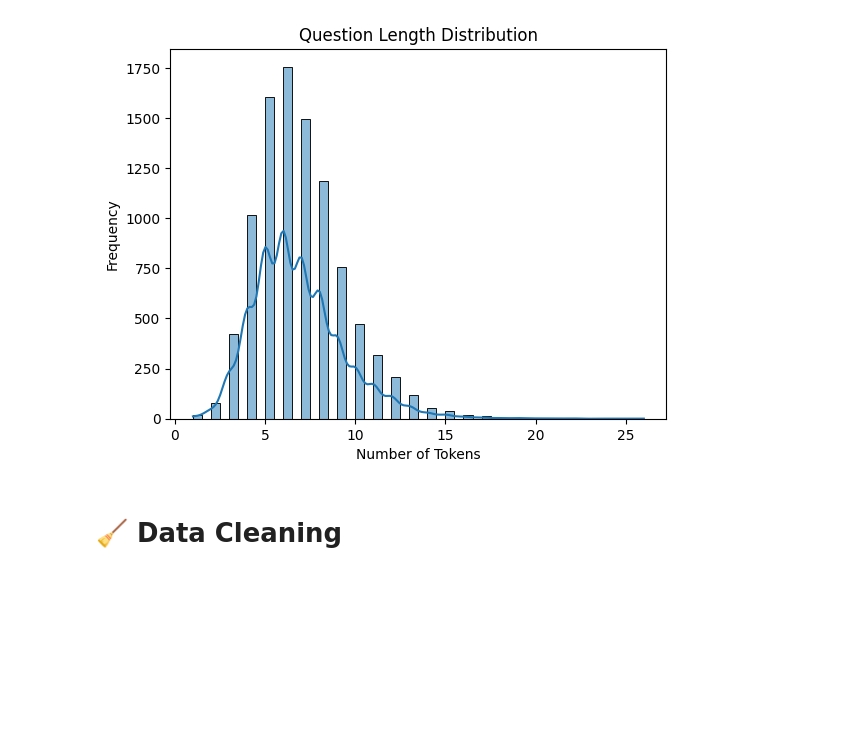
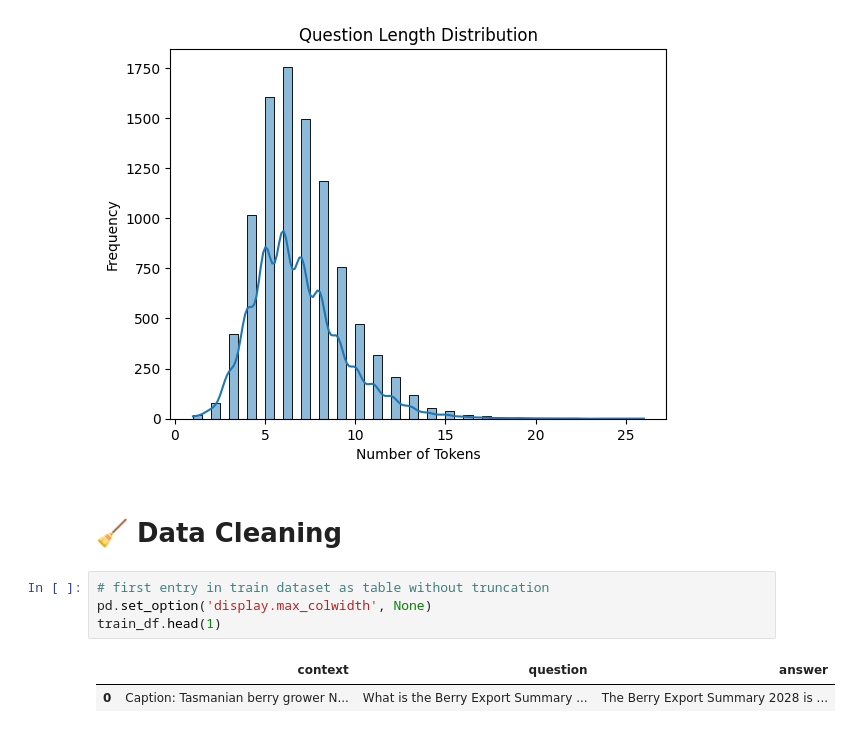
Before and after one commit to martinimarcello00/NLP-project, a Jupyter notebook: NLP-project.ipynb, the cells around one changed output. Drawn from its saved outputs; the diff is of its cells as text; blank space fills up the shorter version.

```diff
--- a/NLP-project.ipynb
+++ b/NLP-project.ipynb
@@ -191,3 +190,10 @@ plt.show()
 [figure]
 # %% [markdown]
 # 🧹 Data Cleaning
+# %%
+# first entry in train dataset as table without truncation
+pd.set_option('display.max_colwidth', None)
+train_df.head(1)
+# %% [output]
+|  | context | question | answer |
+| 0 | Caption: Tasmanian berry grower N... | What is the Berry Export Summary ... | The Berry Export Summary 2028 is ... |
```
Also changed, not shown: parts of 11 cells of this notebook.
